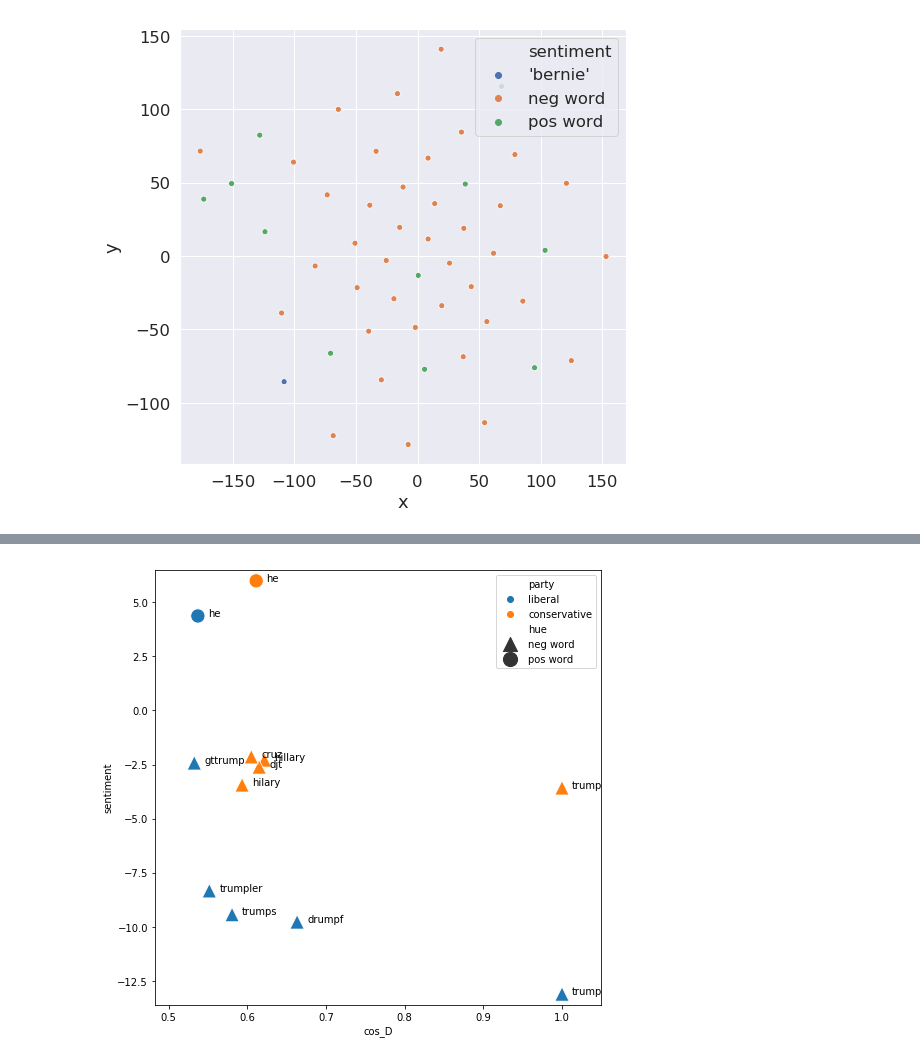
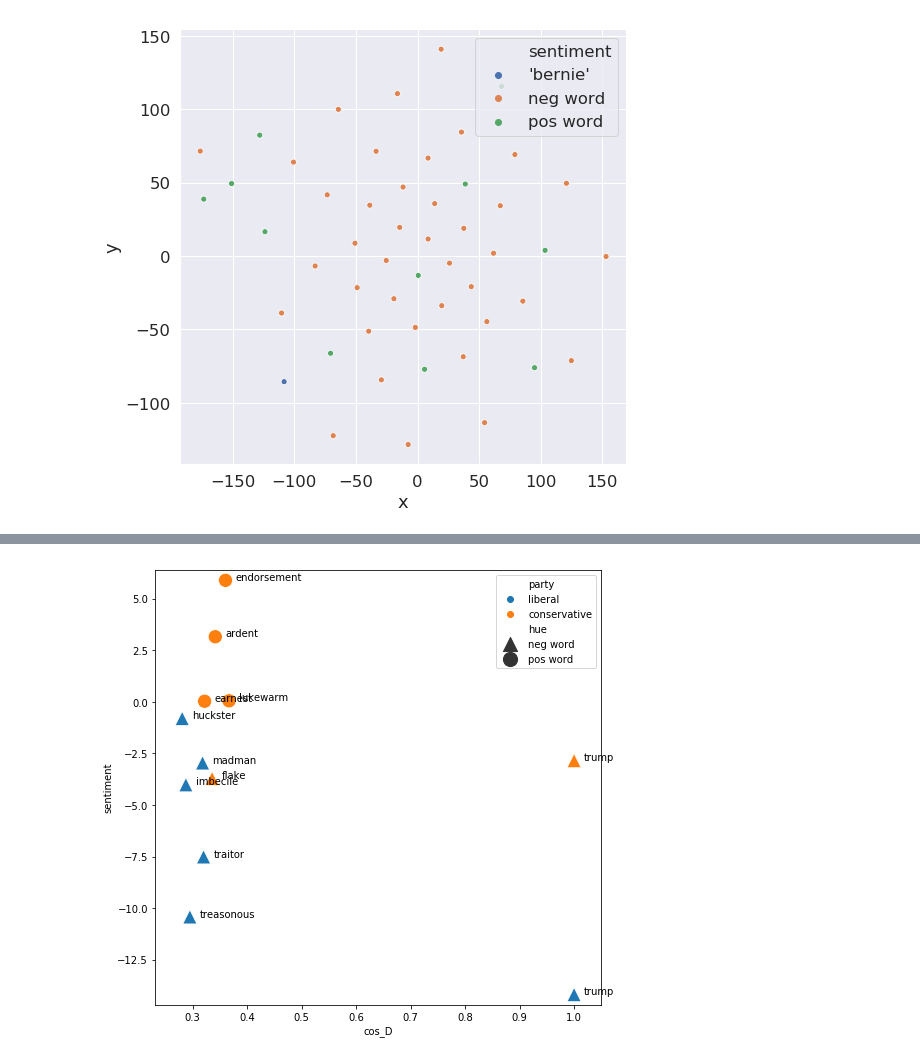
Before and after one commit to Alpha-1787/W266-Final-Project, a Jupyter notebook: Adam-FinalProject.ipynb, the cells around one changed output, grey strips where cells are left out. Drawn from its saved outputs; the diff is of its cells as text; code cells hidden in the pictures.

```diff
--- a/Adam-FinalProject.ipynb
+++ b/Adam-FinalProject.ipynb
@@ -1130,15 +1189,23 @@ plot_tsne('bernie', rep_model, rep_embeddings, rep_w2v, n=50)
 # %% [output]
 [figure]
 # %%
-def closest_words_sentiment(word, n = 10):
+def closest_words_sentiment(word, n = 10, lexicon_only=False):
     # First get a list of n nearest words to our word of interest
     # Find and store the sentiment of each of these nearest words
     # The top word is the word of interest
     nearest_words = [word]
     score = [1]
-    for item in dem_w2v.wv.similar_by_word(word,topn=n):
-        nearest_words.append(item[0])
-        score.append(item[1])
+    if lexicon_only == False:
+        for item in dem_w2v.wv.similar_by_word(word,topn=n):
+            nearest_words.append(item[0])
+            score.append(item[1])
+    else:
+        for item in dem_w2v.wv.similar_by_word(word,topn=1000):
+            if len(nearest_words)>n:
+                break
+            elif item[0] in dem_words:
+                nearest_words.append(item[0])
+                score.append(item[1])
     sentiments = words_to_sentiment(nearest_words, dem_model, dem_embeddings)
     df1 = pd.DataFrame()
     df1['word'] = sentiments.index
@@ -1151,9 +1218,17 @@ def closest_words_sentiment(word, n = 10):
     # Do the same thing with the republican model
     nearest_words = [word]
     score = [1]
-    for item in rep_w2v.wv.similar_by_word(word,topn=n):
-        nearest_words.append(item[0])
-        score.append(item[1])
+    if lexicon_only == False:
+        for item in rep_w2v.wv.similar_by_word(word,topn=n):
+            nearest_words.append(item[0])
+            score.append(item[1])
+    else:
+        for item in rep_w2v.wv.similar_by_word(word,topn=1000):
+            if len(nearest_words)>n:
+                break
+            elif item[0] in rep_words:
+                nearest_words.append(item[0])
+                score.append(item[1])
     sentiments = words_to_sentiment(nearest_words, rep_model, rep_embeddings)
     df2 = pd.DataFrame()
     df2['word'] = sentiments.index
@@ -1183,8 +1242,6 @@ closest_words_sentiment('bernie', n = 5)
-# %%
-a =closest_words_sentiment('trump', n = 5)
 # %%
-def plot_closest_words(word, n = 5):
-    a =closest_words_sentiment(word, n = 5)
+def plot_closest_words(word, n = 5, lexicon_only=False):
+    a =closest_words_sentiment(word, n = 5, lexicon_only=lexicon_only)
 
 
     plt.figure(figsize=(8,8))
@@ -1197,9 +1254,8 @@ def plot_closest_words(word, n = 5):
             plt.annotate(word, xy=(x, y), xytext=(10, 0), textcoords='offset points')
     plt.xlim(a['cos_D'].min()-0.05, a['cos_D'].max()+0.05)
     plt.ylim(a['sentiment'].min()-0.5, a['sentiment'].max()+0.5)
-    #ax = sns.scatterplot(x="cos_D", y="sentiment", data=a)
     plt.show()
 # %%
-plot_closest_words('trump')
+plot_closest_words('trump', lexicon_only=True)
 # %% [output]
-[figure, old version]
+[figure, new version]
```
Also changed, not shown: parts of 30 cells of this notebook, 4 other files.
